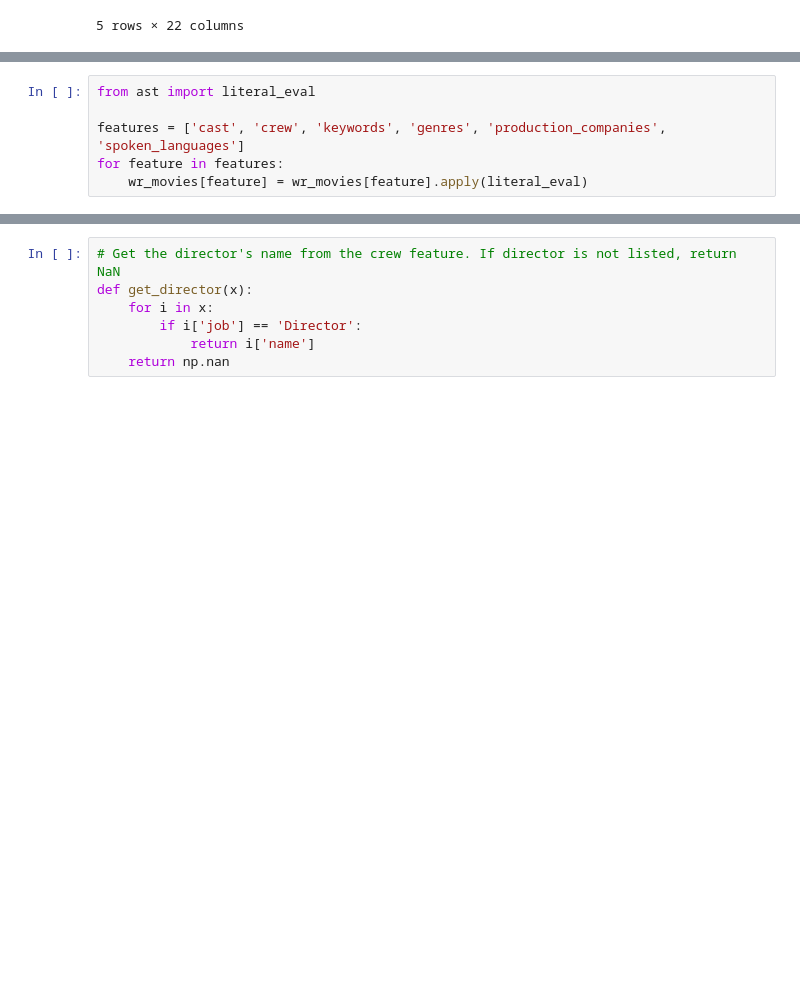
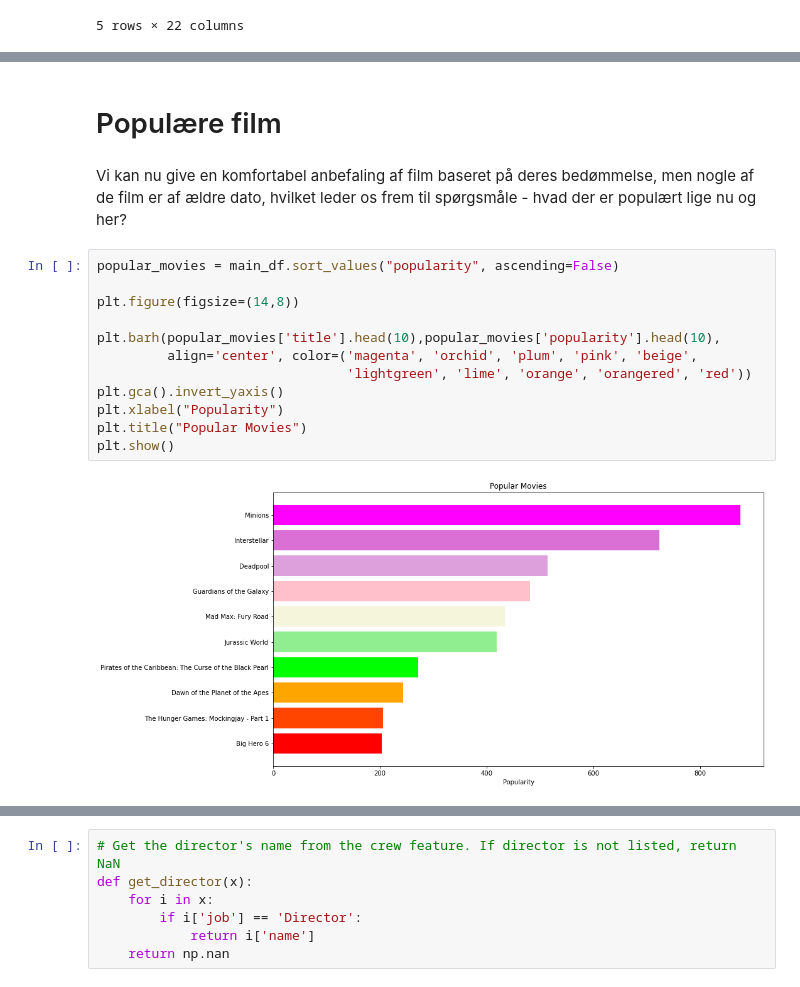
Before and after one commit to kent1325/P1---Movie-Recommender-System, a Jupyter notebook: P1 - Recommender System notebook.ipynb, the cells around one changed output, grey strips where cells are left out. Saved outputs shown, nothing was run; the diff lists cells and outputs as text; blank space fills up the shorter version.

```diff
--- a/P1 - Recommender System notebook.ipynb
+++ b/P1 - Recommender System notebook.ipynb
@@ -100,6 +155,18 @@ wr_movies[['title', 'vote_count', 'vote_average', 'WR']].sort_values("WR", ascen
-# %%
-from ast import literal_eval
-
-features = ['cast', 'crew', 'keywords', 'genres', 'production_companies', 'spoken_languages']
-for feature in features:
-    wr_movies[feature] = wr_movies[feature].apply(literal_eval)
+# %% [markdown]
+# Populære film
+# %% [markdown]
+Vi kan nu give en komfortabel anbefaling af film baseret på deres bedømmelse, men nogle af de film er af ældre dato, hvilket leder os frem til spørgsmåle - hvad der er populært lige nu og her?
+# %%
+popular_movies = main_df.sort_values("popularity", ascending=False)
+
+plt.figure(figsize=(14,8))
+
+plt.barh(popular_movies['title'].head(10),popular_movies['popularity'].head(10),
+         align='center', color=('magenta', 'orchid', 'plum', 'pink', 'beige',
+                                'lightgreen', 'lime', 'orange', 'orangered', 'red'))
+plt.gca().invert_yaxis()
+plt.xlabel("Popularity")
+plt.title("Popular Movies")
+plt.show()
+# %% [output]
+[figure, added]
```
Also changed, not shown: parts of 20 cells of this notebook.
